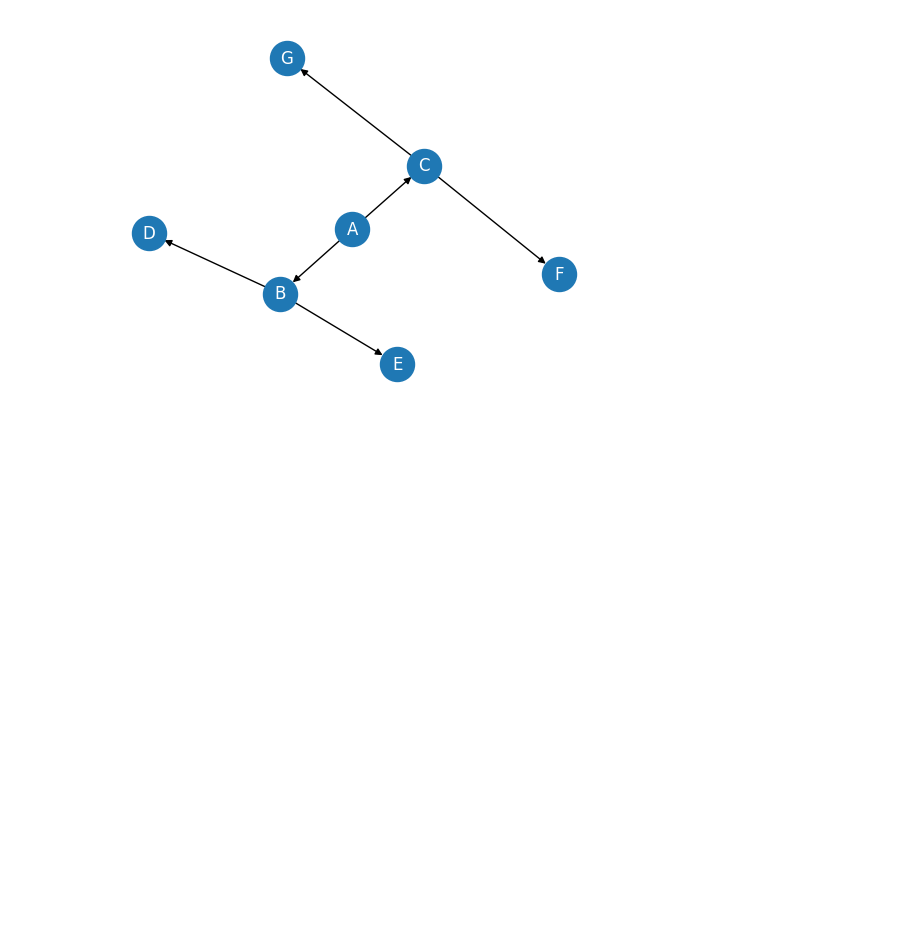
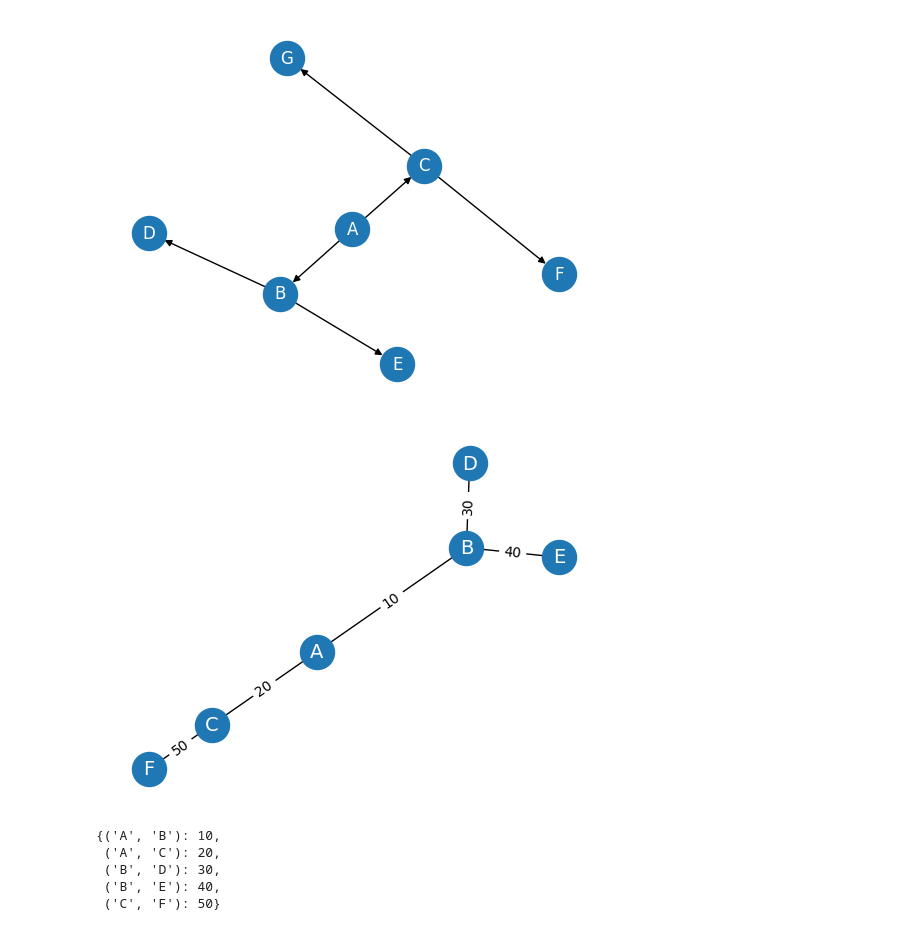
Before and after one commit to CengizPoyraz/gnn, a Jupyter notebook: Introduction.ipynb, the cells around one changed output. Saved outputs shown, nothing was run; the diff lists cells and outputs as text; code cells hidden in the pictures; blank space fills up the shorter version.

```diff
--- a/Introduction.ipynb
+++ b/Introduction.ipynb
@@ -29,3 +31,26 @@ nx.draw_networkx(DG, node_size=600, font_color='white')
 plt.show()
 # %% [output]
 [figure]
+# %%
+WG = nx.Graph()
+WG.add_edges_from([('A', 'B', {"weight": 10}),
+                    ('A', 'C', {"weight": 20}),
+                   ('B', 'D', {"weight": 30}),
+                   ('B', 'E', {"weight": 40}),
+                   ('C', 'F', {"weight": 50})])
+labels = nx.get_edge_attributes(WG, 'weight')
+# %%
+plt.axis('off')
+nx.draw_networkx(WG, pos=nx.spring_layout(WG, seed=0), node_size=600, font_color='white', font_size=14, cmap='coolwarm')
+nx.draw_networkx_edge_labels(WG, pos=nx.spring_layout(WG, seed=0), edge_labels=labels)
+plt.show()
+# %% [output]
+[figure, added]
+# %%
+labels
+# %% [output]
+{('A', 'B'): 10,
+ ('A', 'C'): 20,
+ ('B', 'D'): 30,
+ ('B', 'E'): 40,
+ ('C', 'F'): 50}
```
Also changed, not shown: parts of 3 cells of this notebook.
